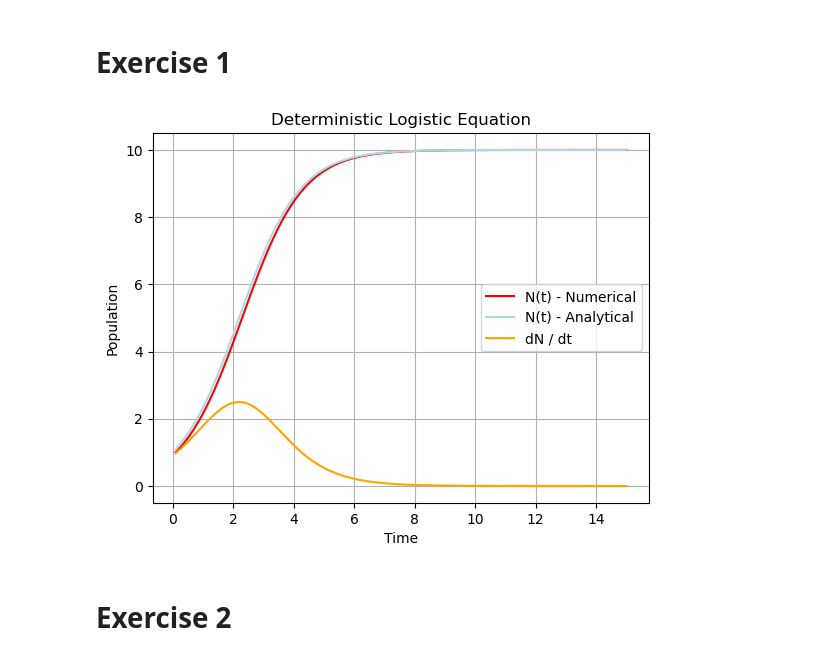
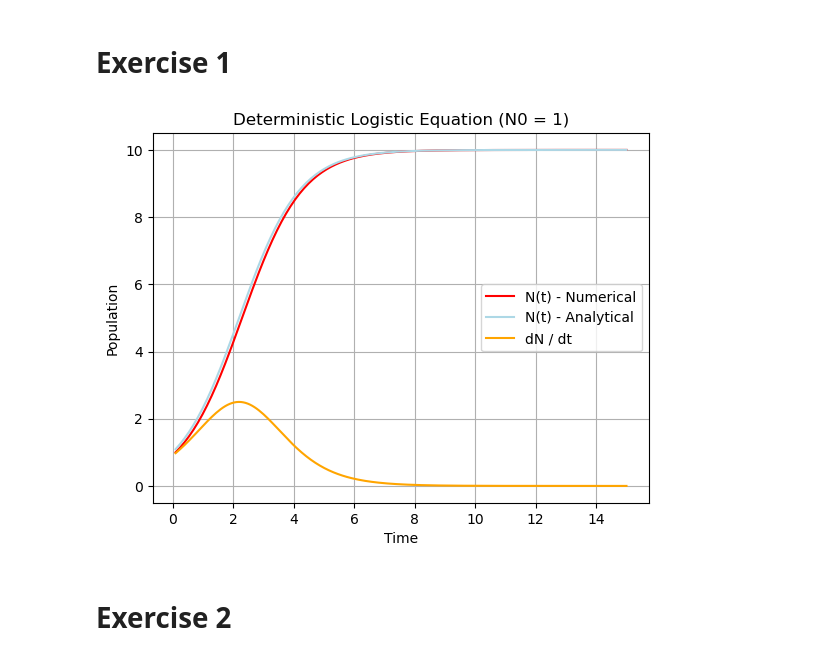
Before and after one commit to pietromalagoli/Physics-of-Living-Systems, a Jupyter notebook: homework1.ipynb, the cells around one changed output. Saved outputs shown, nothing was run; the diff lists cells and outputs as text; code cells hidden in the pictures.

```diff
--- a/homework1.ipynb
+++ b/homework1.ipynb
@@ -10,35 +10,35 @@ import matplotlib.pyplot as plt
 mu = 1
 k = 10
 N = 1
 
 # ODE
 def eq(N,t):
     dndt = mu * N * (1 - (N / k))
     return dndt
 
 # Analytical solution
 def et(t):
     return (N * np.exp(mu * t)) / (1 + (N / k) * (np.exp(mu * t) - 1))
 
 # Set the time span
 t_s = np.linspace(0.1, 15, 201) # in seconds
 
 #Solve
 sol = odeint(eq, N, t_s)
 
 
 # Plot the results
 plt.plot(t_s, sol, label='N(t) - Numerical', color='r')
 plt.plot(t_s, et(t_s), label='N(t) - Analytical', color='lightblue')
 plt.plot(t_s, mu * et(t_s) * (1 - (et(t_s) / k)), label='dN / dt', color='orange')
 plt.grid()
-plt.title("Deterministic Logistic Equation")
+plt.title("Deterministic Logistic Equation (N0 = 1)")
 plt.xlabel('Time')
 plt.ylabel('Population')
 plt.legend()
 plt.show()
 # %% [output]
-[figure, old version]
+[figure, new version]
 # %% [markdown]
 # Exercise 2 #
 # %% [markdown]
```
Also changed, not shown: parts of 2 cells of this notebook, 1 other file.
